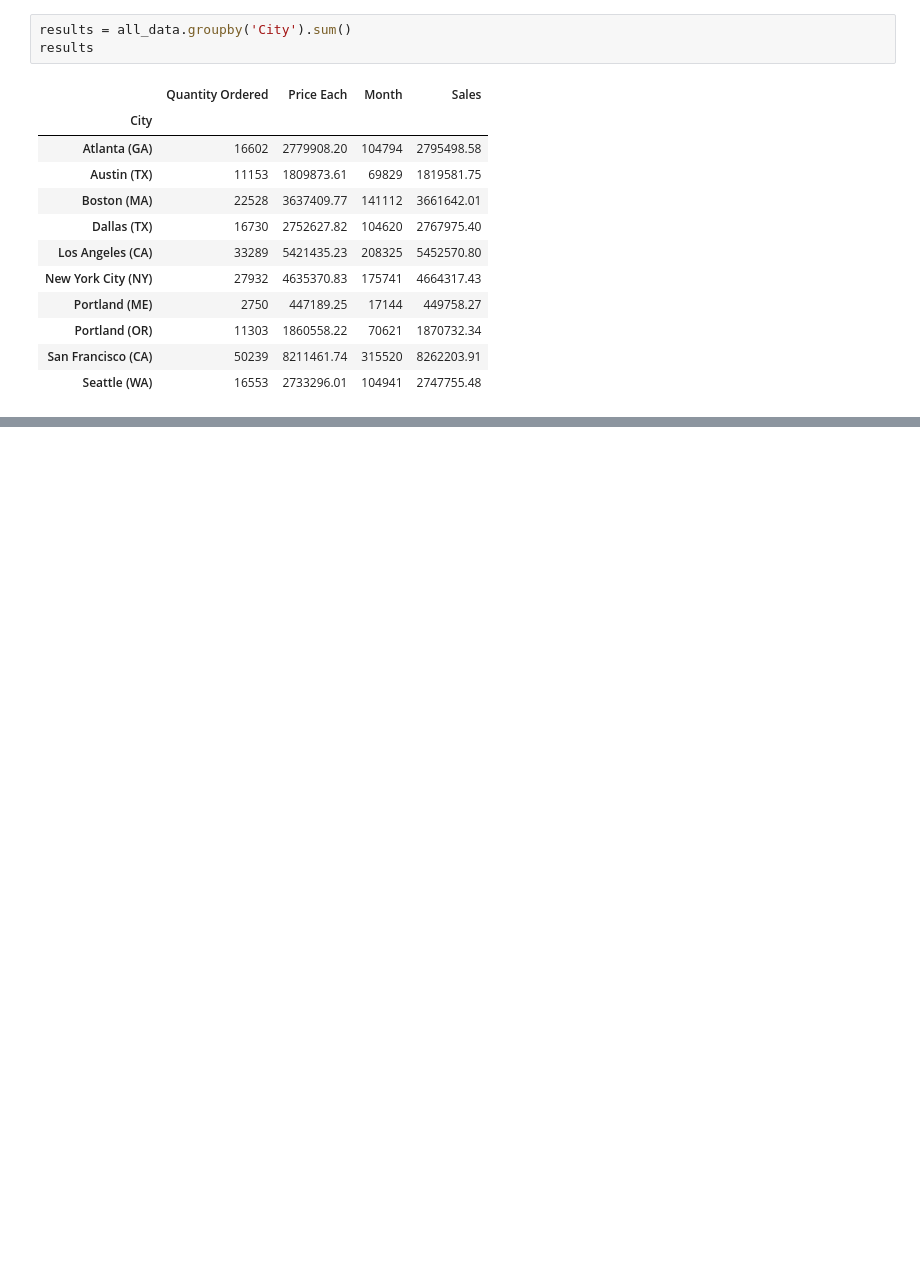
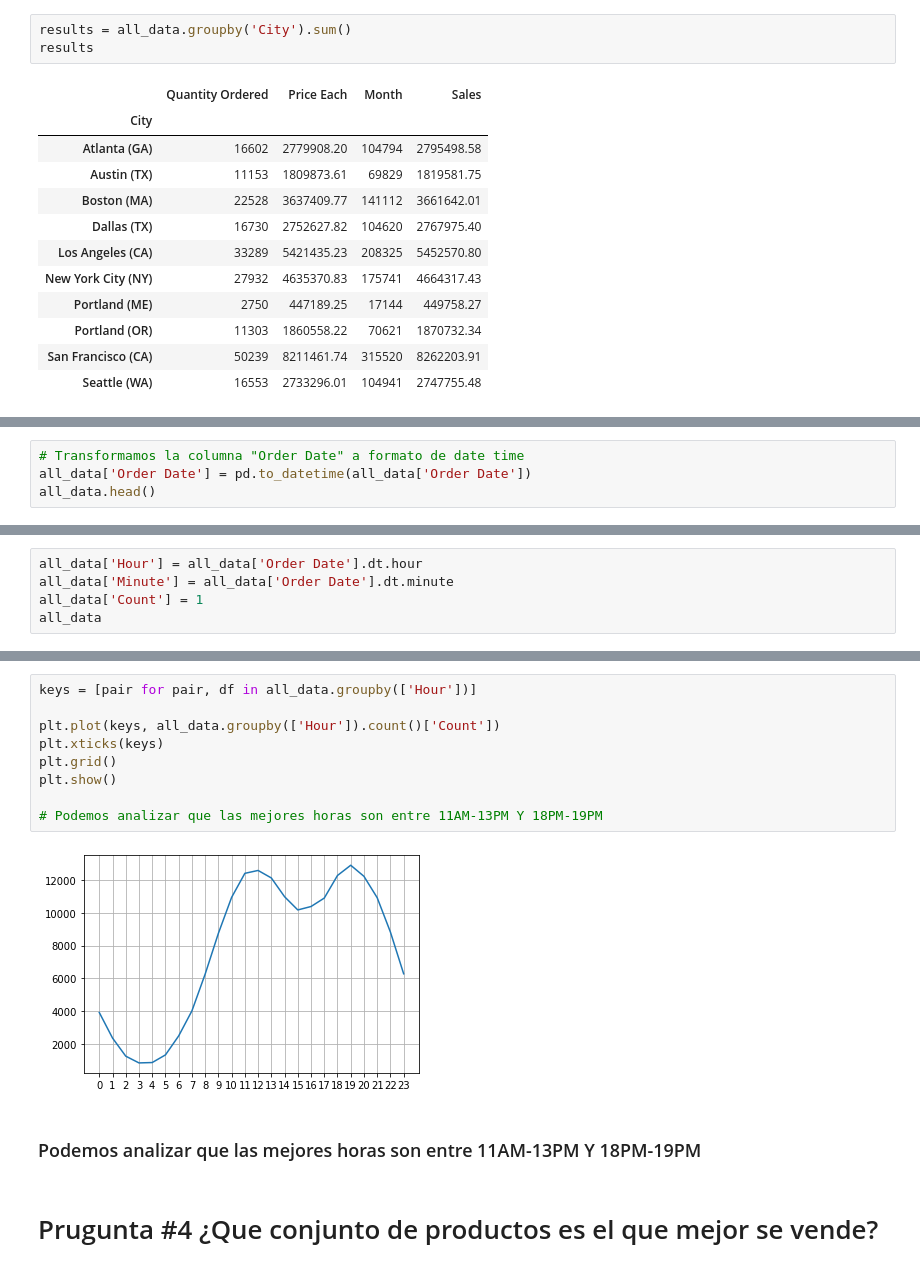
Before and after one commit to IvanGB7/Sales-DataAnalysis, a Jupyter notebook: Ventas 2021 - Analisis.ipynb, the cells around one changed output, grey strips where cells are left out. Drawn from its saved outputs; the diff is of its cells as text; blank space fills up the shorter version.

```diff
--- a/Ventas 2021 - Analisis.ipynb
+++ b/Ventas 2021 - Analisis.ipynb
@@ -154,0 +157,4 @@ all_data.head()
+# %%
+# Transformamos la columna "Order Date" a formato de date time
+all_data['Order Date'] = pd.to_datetime(all_data['Order Date'])
+all_data.head()
@@ -154,0 +168,5 @@ all_data.head()
+# %%
+all_data['Hour'] = all_data['Order Date'].dt.hour
+all_data['Minute'] = all_data['Order Date'].dt.minute
+all_data['Count'] = 1
+all_data
@@ -154,0 +187,15 @@ all_data.head()
+# %%
+keys = [pair for pair, df in all_data.groupby(['Hour'])]
+
+plt.plot(keys, all_data.groupby(['Hour']).count()['Count'])
+plt.xticks(keys)
+plt.grid()
+plt.show()
+
+# Podemos analizar que las mejores horas son entre 11AM-13PM Y 18PM-19PM
+# %% [output]
+[figure, added]
+# %% [markdown]
+###  Podemos analizar que las mejores horas son entre 11AM-13PM Y 18PM-19PM
+# %% [markdown]
+# Prugunta #4 ¿Que conjunto de productos es el que mejor se vende?
```
Also changed, not shown: parts of 21 cells of this notebook.
